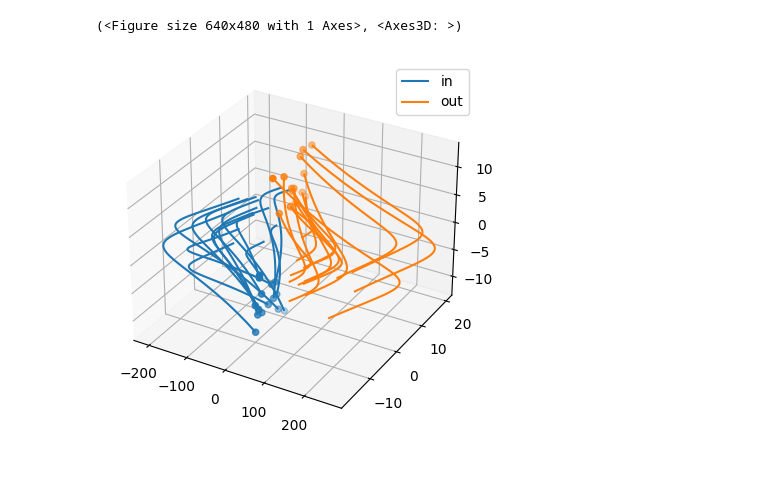
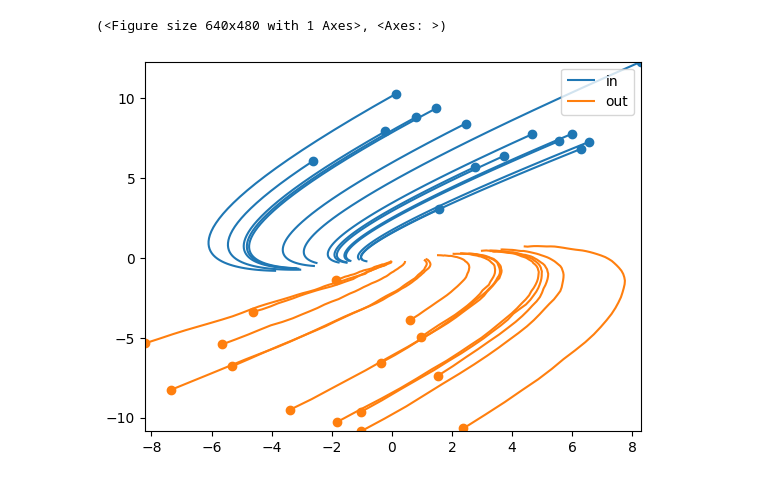
Before and after one commit to DynaDojo/dynadojo, a Jupyter notebook: demos/lds_demo.ipynb, the cells around one changed output. Saved outputs shown, nothing was run; the diff lists cells and outputs as text; code cells hidden in the pictures.

```diff
--- a/demos/lds_demo.ipynb
+++ b/demos/lds_demo.ipynb
@@ -10,17 +10,17 @@ import numpy as np
 # %%
-latent_dim = 5
-embed_dim = 10
-n = 5000
+latent_dim = 2
+embed_dim = 3
+n = 50
 timesteps = 50
-system = dd.systems.LDSSystem(latent_dim, embed_dim)
+system = dd.systems.LDSSystem(latent_dim, embed_dim, noise_scale=1, seed=0)
 x0 = system.make_init_conds(n)
 y0 = system.make_init_conds(30, in_dist=False)
 x = system.make_data(x0, control=np.zeros((n, timesteps, embed_dim)), timesteps=timesteps)
-y = system.make_data(y0, control=np.zeros((n, timesteps, embed_dim)), timesteps=timesteps)
+y = system.make_data(y0, control=np.zeros((n, timesteps, embed_dim)), timesteps=timesteps, noisy=True)
 dd.utils.lds.plot([x, y], target_dim=min(latent_dim, 3), labels=["in", "out"], max_lines=15)
 # %% [output]
-(<Figure size 640x480 with 1 Axes>, <Axes3D: >)
+(<Figure size 640x480 with 1 Axes>, <Axes: >)
-[figure, old version]
+[figure, new version]
 # %%
 linear_model = dd.baselines.DNN(embed_dim, timesteps, activation=None, max_control_cost=0)
 linear_model.fit(x, epochs=10, verbose='auto')
```
Also changed, not shown: parts of 4 cells of this notebook, 4 other files.
